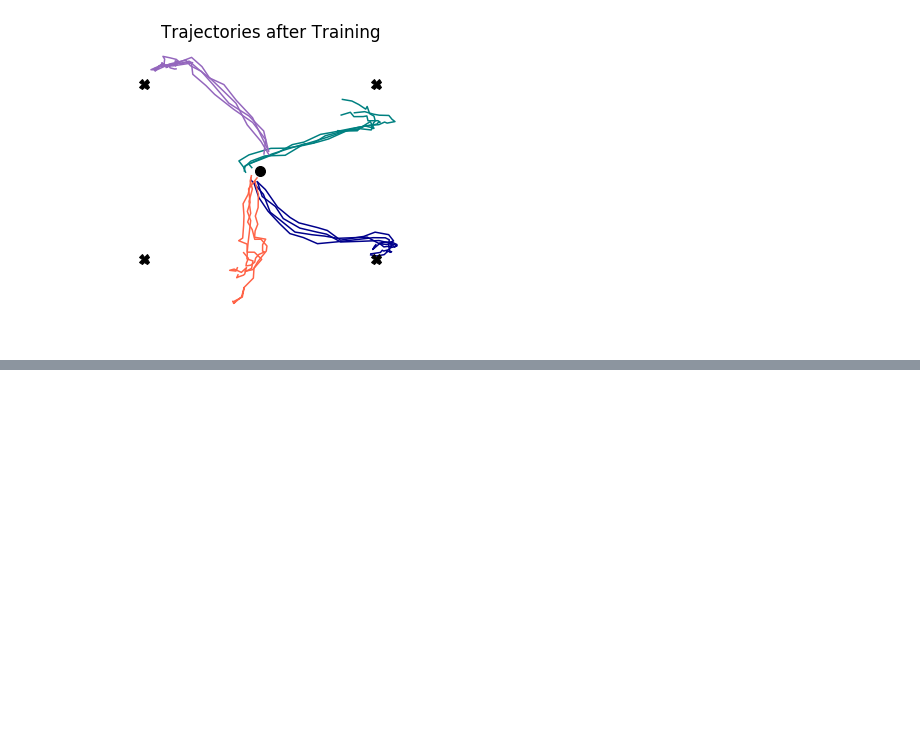
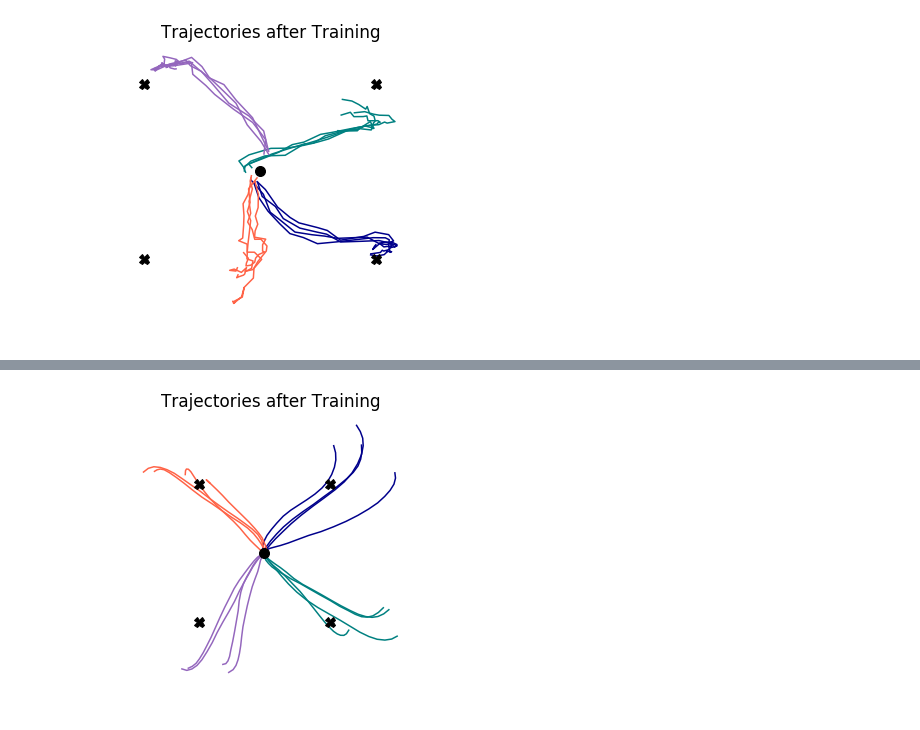
Before and after one commit to jacobfulano/rnn-learning, a Jupyter notebook: examples/Example5-REINFORCE.ipynb, the cells around one changed output, grey strips where cells are left out. Saved outputs shown, nothing was run; the diff lists cells and outputs as text; code cells hidden in the pictures; blank space fills up the shorter version.

```diff
--- a/examples/Example5-REINFORCE.ipynb
+++ b/examples/Example5-REINFORCE.ipynb
@@ -178,0 +246,4 @@ fig = plot_trained_trajectories(sim=sim, tasks=[task1,task2,task3,task4])
+# %%
+fig = plot_trained_trajectories(sim=sim, tasks=[task1,task2,task3,task4])
+# %% [output]
+[figure, added]
```
Also changed, not shown: parts of 7 cells of this notebook, 1 other file.
